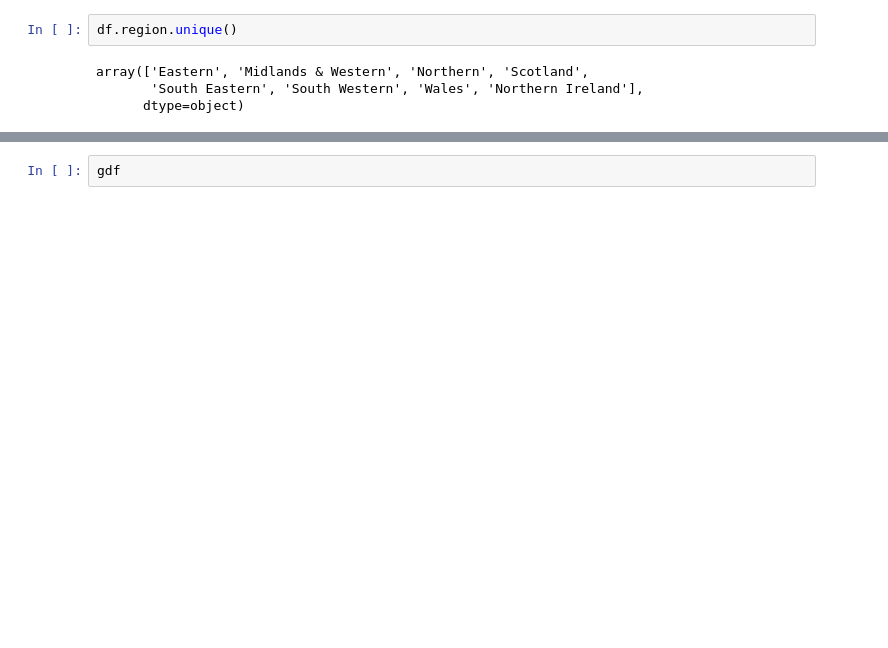
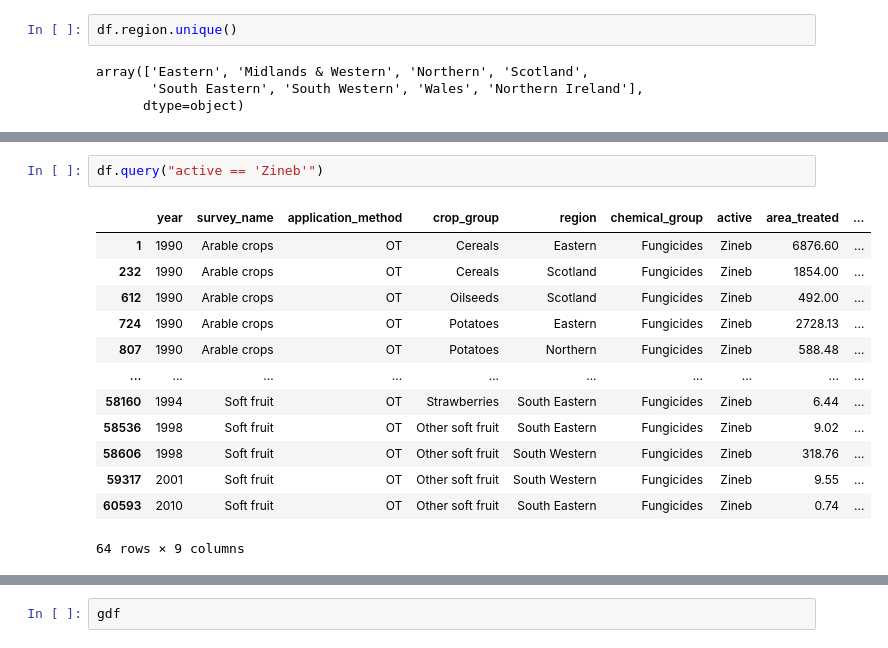
Before and after one commit to jhellingsdata/RADataHub, a Jupyter notebook: misc/fertiliser/map_merge.ipynb, the cells around one changed output, grey strips where cells are left out. Cells and saved outputs as stored; diff of their text form; blank space fills up the shorter version.

```diff
--- a/misc/fertiliser/map_merge.ipynb
+++ b/misc/fertiliser/map_merge.ipynb
@@ -44,0 +235,16 @@ gdf.to_file("/Users/finn/Documents/GitHub/RADataHub/customRegions.geoJson", driv
+# %%
+df.query("active == 'Zineb'")
+# %% [output]
+|  | year | survey_name | application_method | crop_group | region | chemical_group | active | area_treated | ... |
+| 1 | 1990 | Arable crops | OT | Cereals | Eastern | Fungicides | Zineb | 6876.60 | ... |
+| 232 | 1990 | Arable crops | OT | Cereals | Scotland | Fungicides | Zineb | 1854.00 | ... |
+| 612 | 1990 | Arable crops | OT | Oilseeds | Scotland | Fungicides | Zineb | 492.00 | ... |
+| 724 | 1990 | Arable crops | OT | Potatoes | Eastern | Fungicides | Zineb | 2728.13 | ... |
+| 807 | 1990 | Arable crops | OT | Potatoes | Northern | Fungicides | Zineb | 588.48 | ... |
+| ... | ... | ... | ... | ... | ... | ... | ... | ... | ... |
+| 58160 | 1994 | Soft fruit | OT | Strawberries | South Eastern | Fungicides | Zineb | 6.44 | ... |
+| 58536 | 1998 | Soft fruit | OT | Other soft fruit | South Eastern | Fungicides | Zineb | 9.02 | ... |
+| 58606 | 1998 | Soft fruit | OT | Other soft fruit | South Western | Fungicides | Zineb | 318.76 | ... |
+| 59317 | 2001 | Soft fruit | OT | Other soft fruit | South Western | Fungicides | Zineb | 9.55 | ... |
+| 60593 | 2010 | Soft fruit | OT | Other soft fruit | South Eastern | Fungicides | Zineb | 0.74 | ... |
+64 rows × 9 columns
```
Also changed, not shown: parts of 20 cells of this notebook, 31 other files.
